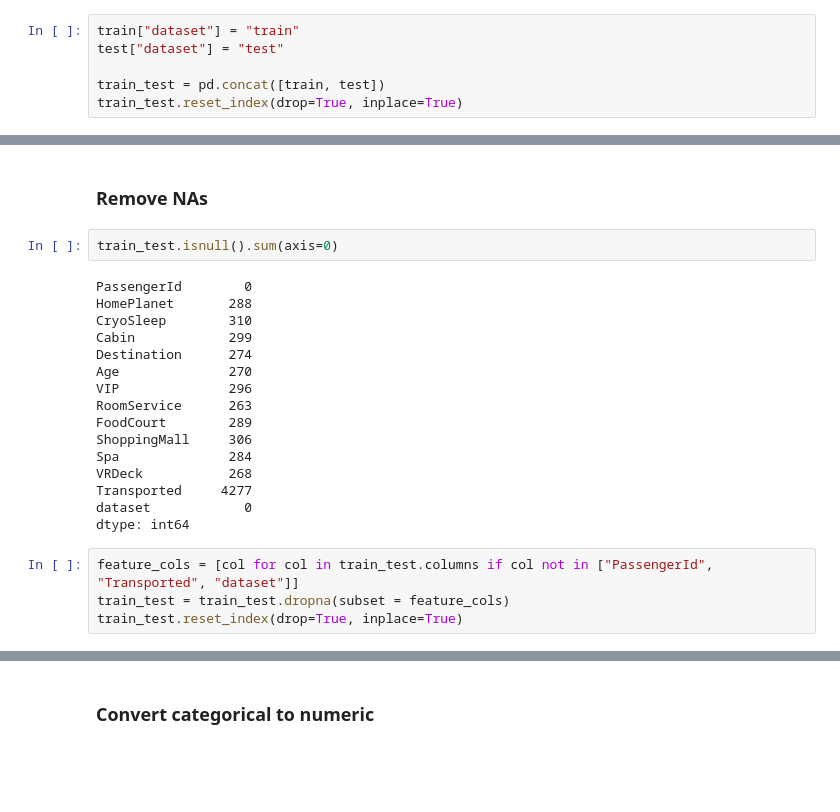
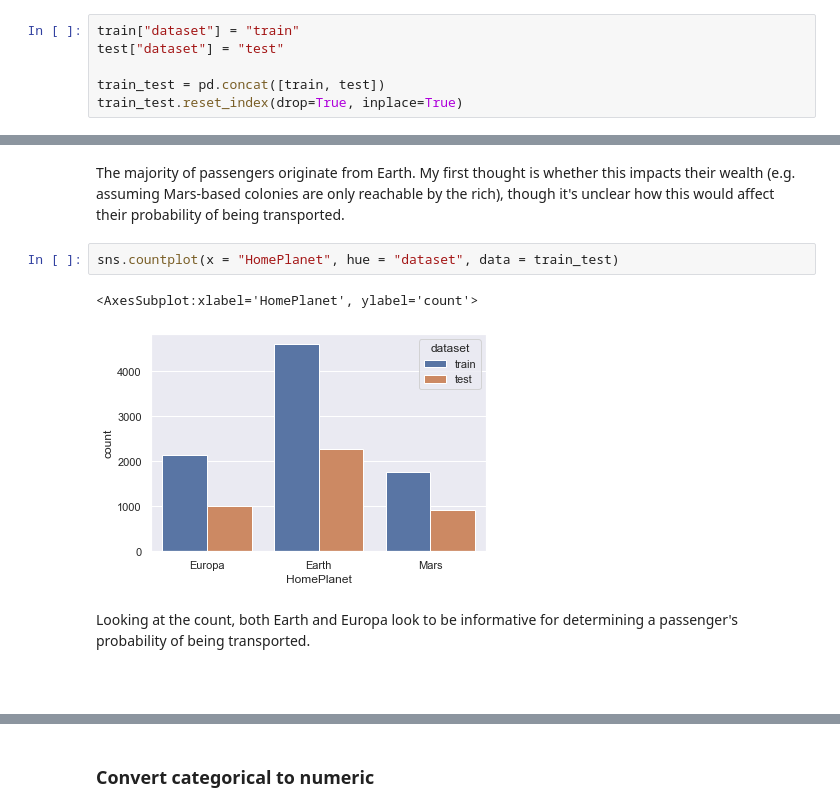
Before and after one commit to dzhang32/spacetitanic, a Jupyter notebook: notebooks/feature_exploration.ipynb, the cells around one changed output, grey strips where cells are left out. Saved outputs shown, nothing was run; the diff lists cells and outputs as text; blank space fills up the shorter version.

```diff
--- a/notebooks/feature_exploration.ipynb
+++ b/notebooks/feature_exploration.ipynb
@@ -64,24 +94,11 @@ train_test.drop(columns="Name", inplace=True)
+# %% [markdown]
+The majority of passengers originate from Earth. My first thought is whether this impacts their wealth (e.g. assuming Mars-based colonies are only reachable by the rich), though it's unclear how this would affect their probability of being transported.
+# %%
+sns.countplot(x = "HomePlanet", hue = "dataset", data = train_test)
+# %% [output]
+<AxesSubplot:xlabel='HomePlanet', ylabel='count'>
+[figure, added]
+# %% [markdown]
+Looking at the count, both Earth and Europa look to be informative for determining a passenger's probability of being transported.
 # %% [markdown]
-### Remove NAs
+###
-# %%
-train_test.isnull().sum(axis=0)
-# %% [output]
-PassengerId        0
-HomePlanet       288
-CryoSleep        310
-Cabin            299
-Destination      274
-Age              270
-VIP              296
-RoomService      263
-FoodCourt        289
-ShoppingMall     306
-Spa              284
-VRDeck           268
-Transported     4277
-dataset            0
-dtype: int64
-# %%
-feature_cols = [col for col in train_test.columns if col not in ["PassengerId", "Transported", "dataset"]]
-train_test = train_test.dropna(subset = feature_cols)
-train_test.reset_index(drop=True, inplace=True)
```
Also changed, not shown: parts of 55 cells of this notebook.
